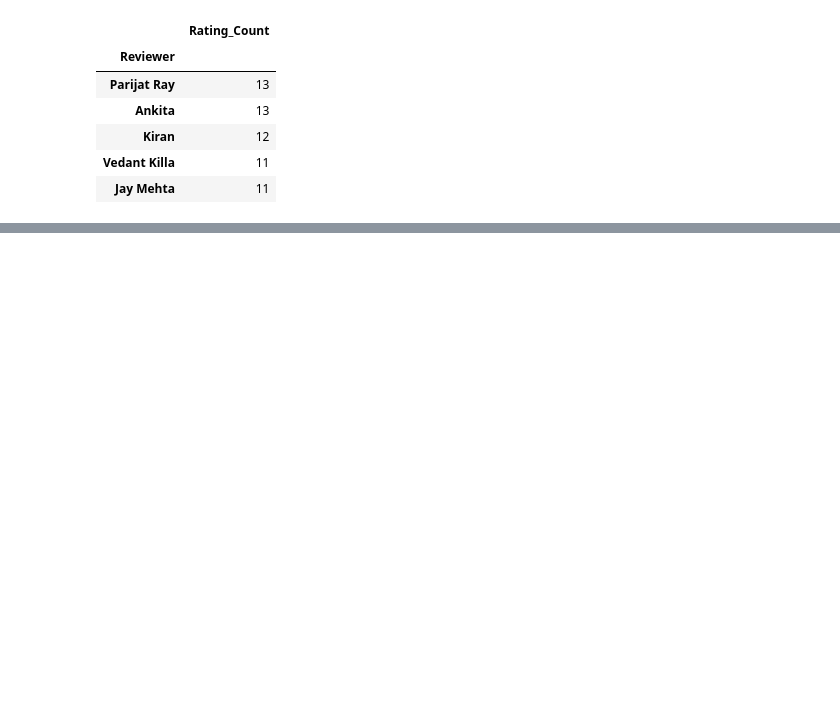
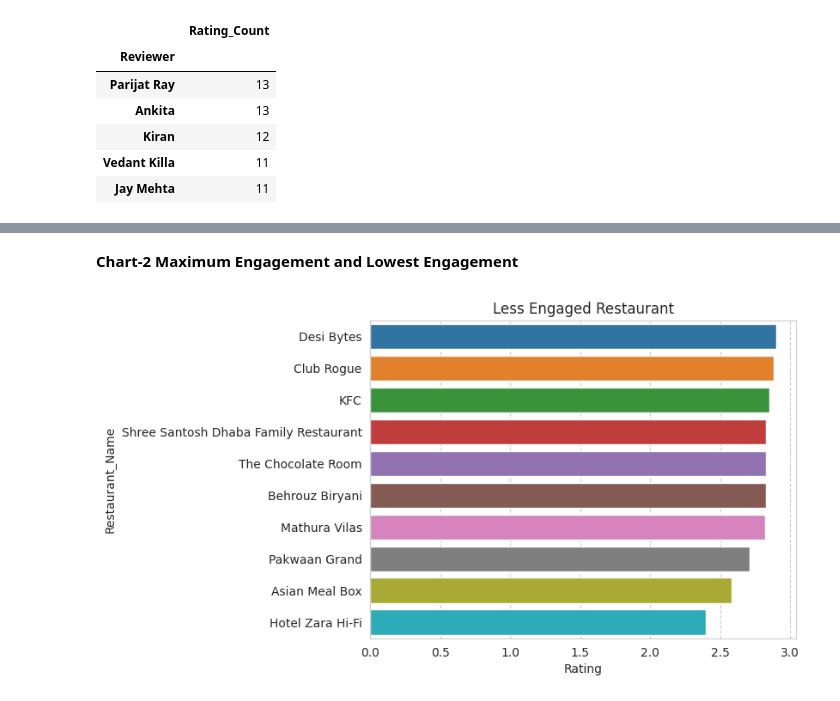
Before and after one commit to pi-mishra/Zomato-Restaurant-Clustering-And-Sentiment-Analysis, a Jupyter notebook: Zomato_Restaurant_Clustering_And_Sentiment_Analysis.ipynb, the cells around one changed output, grey strips where cells are left out. Cells and saved outputs as stored; diff of their text form; code cells hidden in the pictures; blank space fills up the shorter version.

```diff
--- a/Zomato_Restaurant_Clustering_And_Sentiment_Analysis.ipynb
+++ b/Zomato_Restaurant_Clustering_And_Sentiment_Analysis.ipynb
@@ -631,0 +655,12 @@ Index(['Restaurant_Name', 'Links', 'Cost', 'Collections', 'Cuisines',
+# %% [markdown]
+**Chart-2 Maximum Engagement and Lowest Engagement**
+# %%
+#geting the top 10 hotel that show maximum engagement
+most_engaged_restaurant = price_point.sort_values('Rating', ascending = False)
+# %%
+#chart for less liked restauranats
+sns.barplot(data = most_engaged_restaurant[-10:], x = 'Rating', y = 'Restaurant_Name')
+plt.title('Less Engaged Restaurant')
+plt.show()
+# %% [output]
+[figure, added]
```
Also changed, not shown: parts of 9 cells of this notebook.
